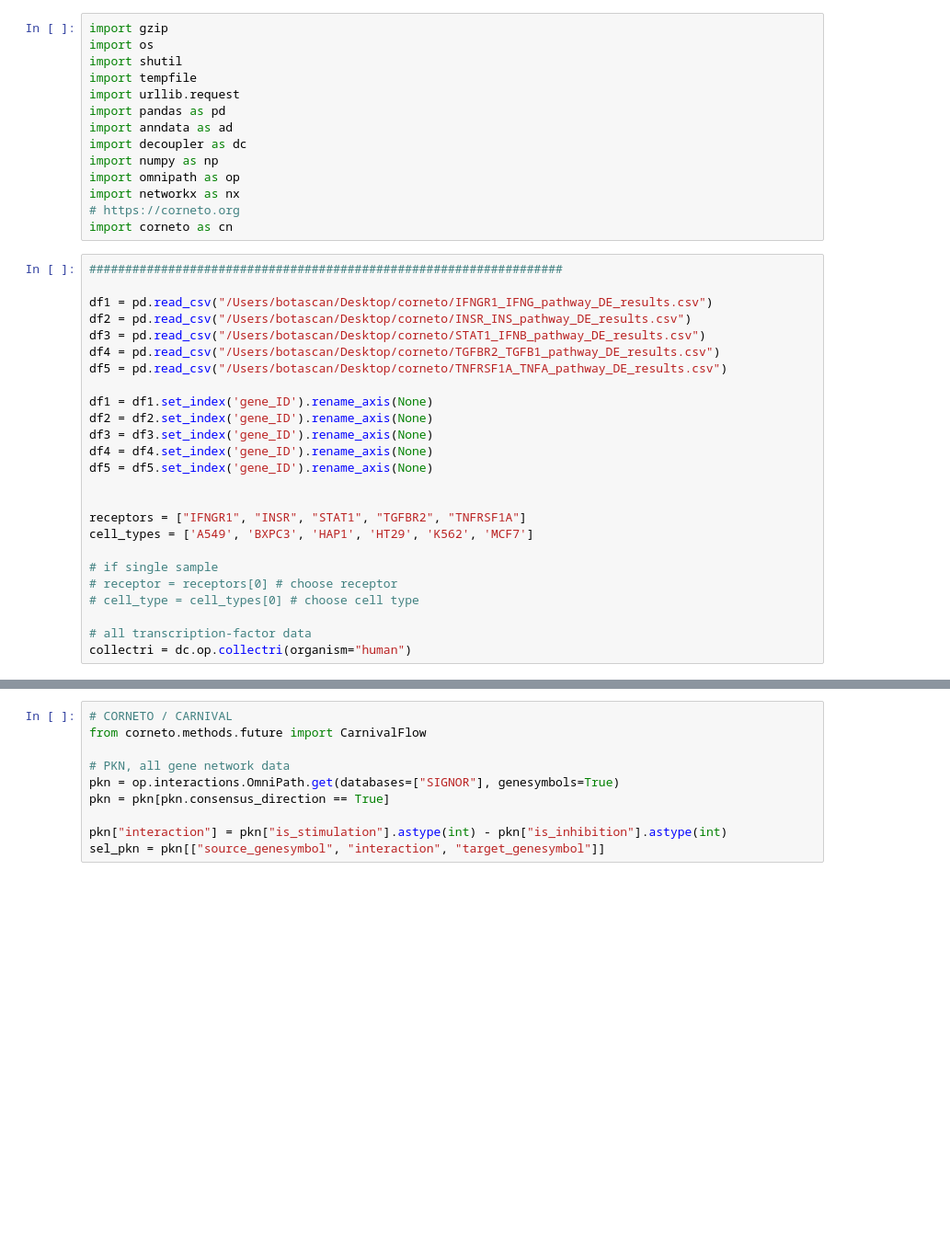
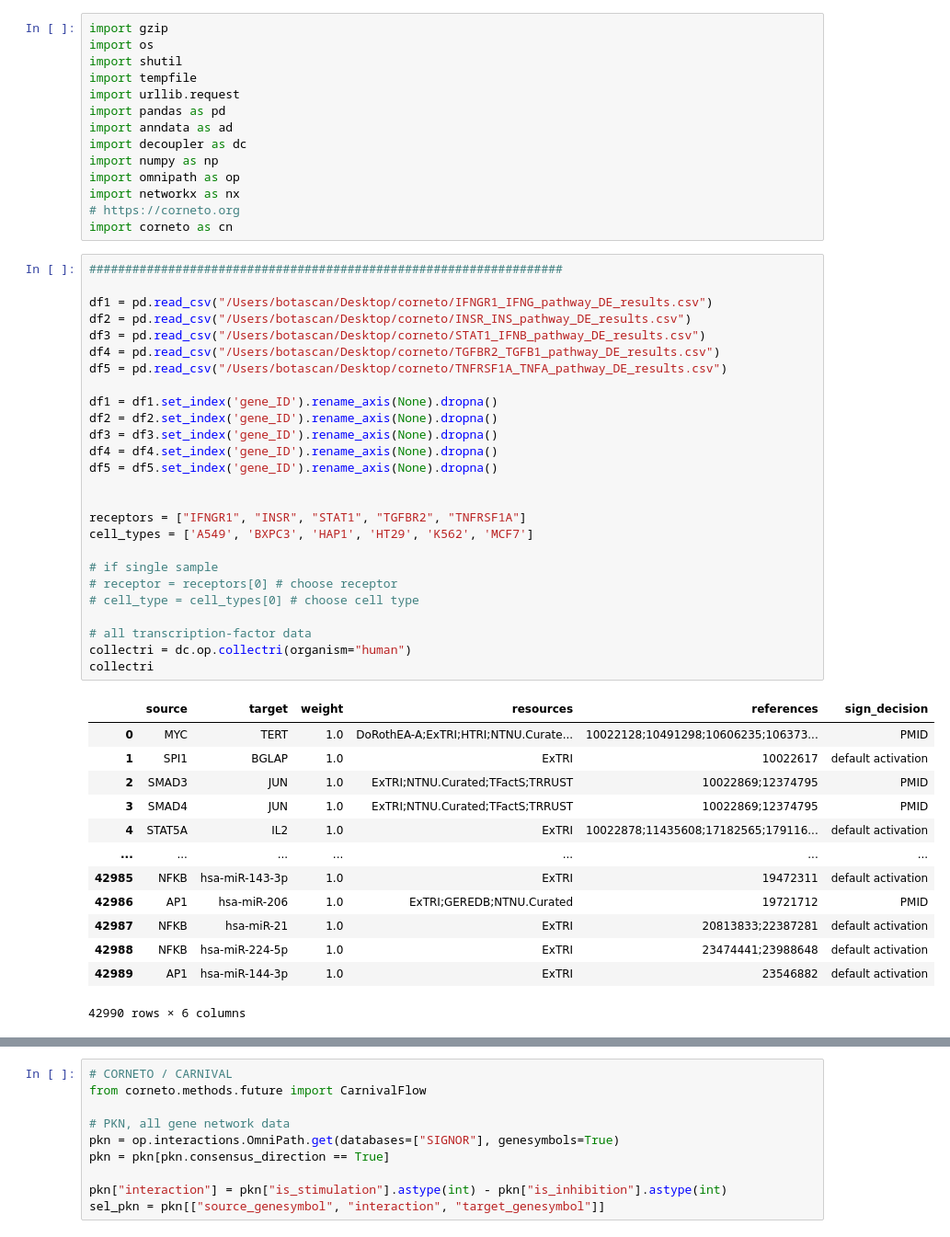
Before and after one commit to botascan/corneto, a Jupyter notebook: multi-sample-carnivalv2.ipynb, the cells around one changed output, grey strips where cells are left out. Shown at 92% size. Cells and saved outputs as stored; diff of their text form; blank space fills up the shorter version.

```diff
--- a/multi-sample-carnivalv2.ipynb
+++ b/multi-sample-carnivalv2.ipynb
@@ -15,25 +15,40 @@ import corneto as cn
 # %%
 ##################################################################
 
 df1 = pd.read_csv("/Users/botascan/Desktop/corneto/IFNGR1_IFNG_pathway_DE_results.csv")
 df2 = pd.read_csv("/Users/botascan/Desktop/corneto/INSR_INS_pathway_DE_results.csv")
 df3 = pd.read_csv("/Users/botascan/Desktop/corneto/STAT1_IFNB_pathway_DE_results.csv")
 df4 = pd.read_csv("/Users/botascan/Desktop/corneto/TGFBR2_TGFB1_pathway_DE_results.csv")
 df5 = pd.read_csv("/Users/botascan/Desktop/corneto/TNFRSF1A_TNFA_pathway_DE_results.csv")
 
-df1 = df1.set_index('gene_ID').rename_axis(None)
-df2 = df2.set_index('gene_ID').rename_axis(None)
-df3 = df3.set_index('gene_ID').rename_axis(None)
-df4 = df4.set_index('gene_ID').rename_axis(None)
-df5 = df5.set_index('gene_ID').rename_axis(None)
+df1 = df1.set_index('gene_ID').rename_axis(None).dropna()
+df2 = df2.set_index('gene_ID').rename_axis(None).dropna()
+df3 = df3.set_index('gene_ID').rename_axis(None).dropna()
+df4 = df4.set_index('gene_ID').rename_axis(None).dropna()
+df5 = df5.set_index('gene_ID').rename_axis(None).dropna()
 
 
 receptors = ["IFNGR1", "INSR", "STAT1", "TGFBR2", "TNFRSF1A"]
 cell_types = ['A549', 'BXPC3', 'HAP1', 'HT29', 'K562', 'MCF7']
 
 # if single sample
 # receptor = receptors[0] # choose receptor
 # cell_type = cell_types[0] # choose cell type
 
 # all transcription-factor data
 collectri = dc.op.collectri(organism="human")
+collectri
+# %% [output]
+|  | source | target | weight | resources | references | sign_decision |
+| 0 | MYC | TERT | 1.0 | DoRothEA-A;ExTRI;HTRI;NTNU.Curate... | 10022128;10491298;10606235;106373... | PMID |
+| 1 | SPI1 | BGLAP | 1.0 | ExTRI | 10022617 | default activation |
+| 2 | SMAD3 | JUN | 1.0 | ExTRI;NTNU.Curated;TFactS;TRRUST | 10022869;12374795 | PMID |
+| 3 | SMAD4 | JUN | 1.0 | ExTRI;NTNU.Curated;TFactS;TRRUST | 10022869;12374795 | PMID |
+| 4 | STAT5A | IL2 | 1.0 | ExTRI | 10022878;11435608;17182565;179116... | default activation |
+| ... | ... | ... | ... | ... | ... | ... |
+| 42985 | NFKB | hsa-miR-143-3p | 1.0 | ExTRI | 19472311 | default activation |
+| 42986 | AP1 | hsa-miR-206 | 1.0 | ExTRI;GEREDB;NTNU.Curated | 19721712 | PMID |
+| 42987 | NFKB | hsa-miR-21 | 1.0 | ExTRI | 20813833;22387281 | default activation |
+| 42988 | NFKB | hsa-miR-224-5p | 1.0 | ExTRI | 23474441;23988648 | default activation |
+| 42989 | AP1 | hsa-miR-144-3p | 1.0 | ExTRI | 23546882 | default activation |
+42990 rows × 6 columns
```
Also changed, not shown: parts of 6 cells of this notebook, 11 other files.
